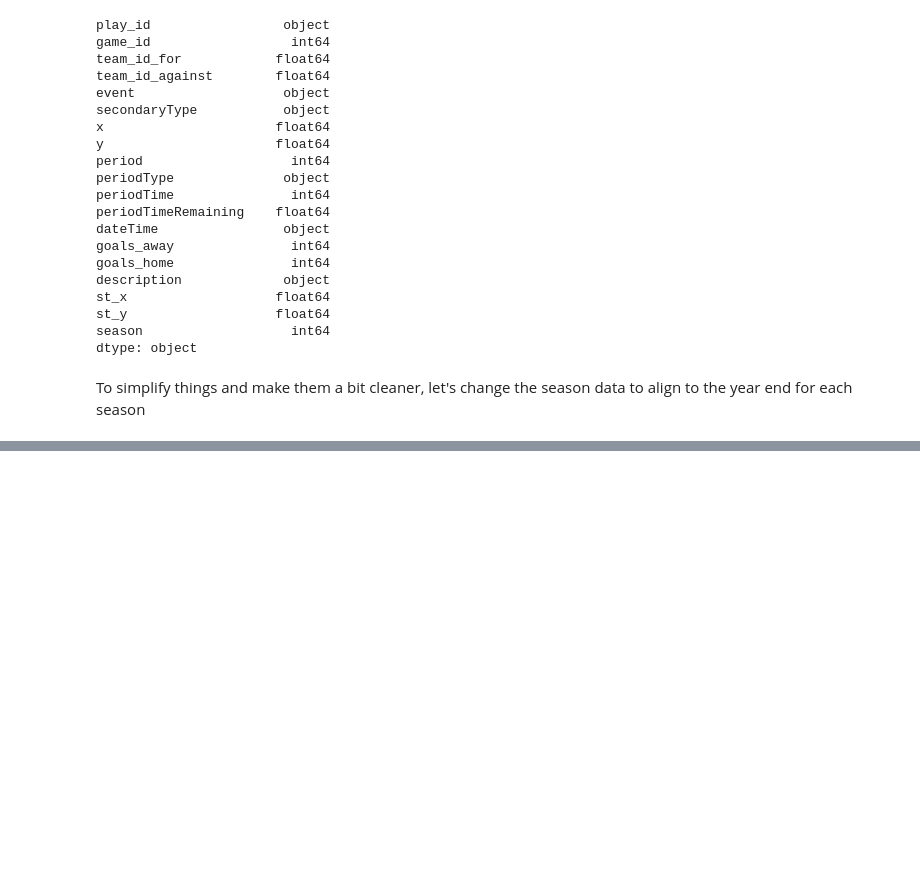
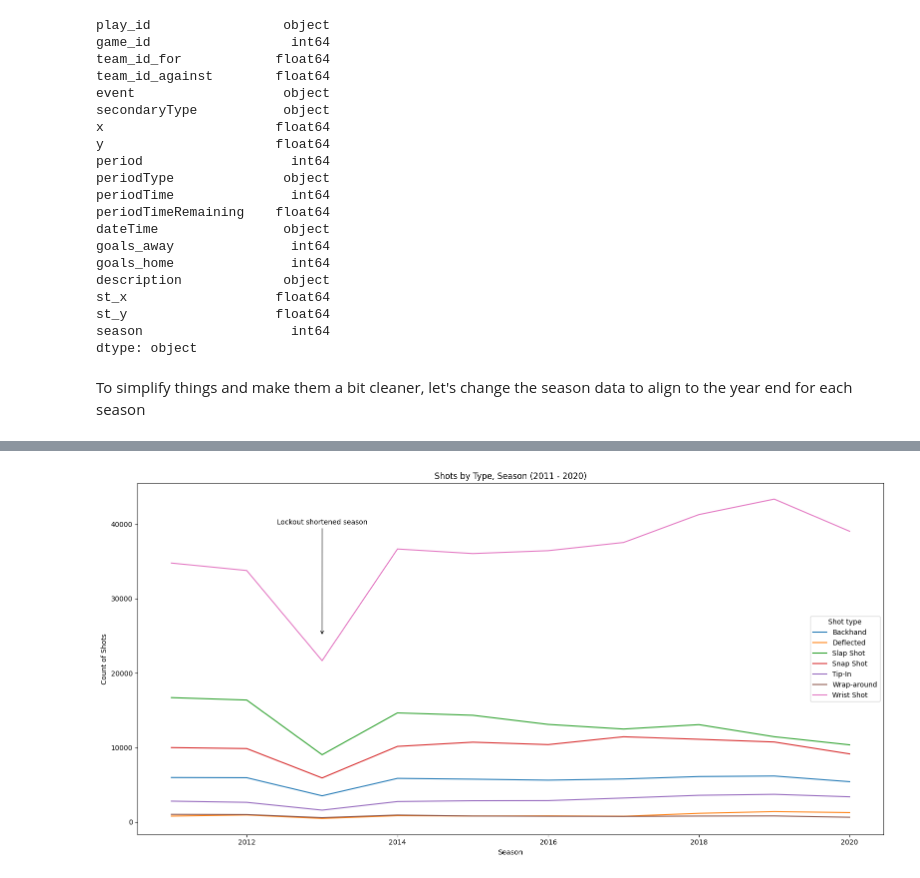
Before and after one commit to mattzirp/pucks_to_the_net, a Jupyter notebook: notebooks/time_series_analysis.ipynb, the cells around one changed output, grey strips where cells are left out. Saved outputs shown, nothing was run; the diff lists cells and outputs as text; code cells hidden in the pictures; blank space fills up the shorter version.

```diff
--- a/notebooks/time_series_analysis.ipynb
+++ b/notebooks/time_series_analysis.ipynb
@@ -226,0 +222,12 @@ goals.groupby('season')['play_id'].count().plot(kind="line")
+# %%
+
+ax = total_shots_after_2010.groupby(['season', 'secondaryType'])['play_id'].count().unstack().plot(kind="line", figsize=(16, 8))
+ax.annotate("Lockout shortened season", xy=(2013, 25000), xytext=(2012.4, 40000), arrowprops=dict(arrowstyle='->'))
+plt.title('Shots by Type, Season (2011 - 2020)')
+plt.xlabel('Season')
+plt.ylabel('Count of Shots')
+plt.legend(title="Shot type")
+plt.tight_layout()
+plt.show()
+# %% [output]
+[figure, added]
```
Also changed, not shown: parts of 6 cells of this notebook.
